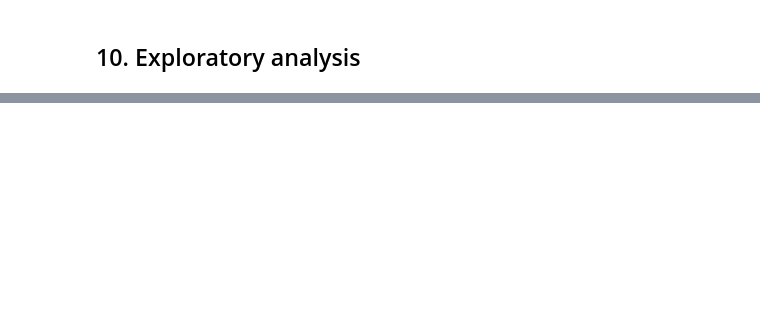
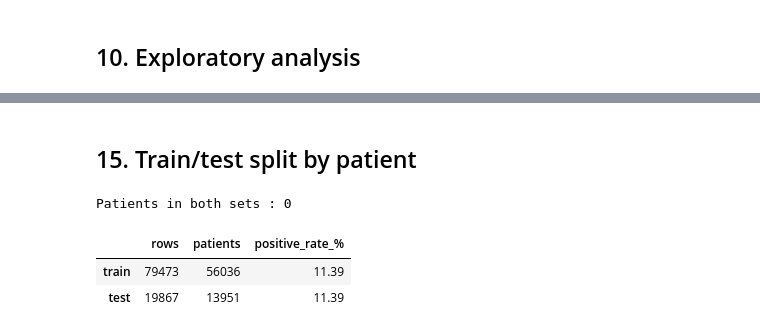
Before and after one commit to AmandineBaranger/Group_06_DS_Project, a Jupyter notebook: notebooks/01_eda_cleaning_preprocessing.ipynb, the cells around one changed output, grey strips where cells are left out. Drawn from its saved outputs; the diff is of its cells as text; code cells hidden in the pictures; blank space fills up the shorter version.

```diff
--- a/notebooks/01_eda_cleaning.ipynb
+++ b/notebooks/01_eda_cleaning_preprocessing.ipynb
@@ -311,0 +677,9 @@ Saved in ..\data\processed
+# %%
+#target vector (1 = readmitted within 30 days)
+y = df_feat["target"]
+#group vector: the patient identifier (used to keep each patient in one set only)
+groups = df_feat["patient_nbr"]
+#feature table: everything except the target and the patient identifier
+X = df_feat.drop(columns=["target", "patient_nbr"])
+#print the shapes of the three objects
+print("X :", X.shape, "| y :", y.shape, "| groups :", groups.shape)
@@ -311,0 +690,28 @@ Saved in ..\data\processed
+# %% [markdown]
+## 15. Train/test split by patient
+# %%
+#create the splitter with 5 folds (one fold is 20 percent of the patients)
+sgkf = StratifiedGroupKFold(n_splits=5, shuffle=True, random_state=SEED)
+#take the first split only: its test fold becomes our final test set
+train_idx, test_idx = next(sgkf.split(X, y, groups=groups))
+#build the training features and the test features
+X_train, X_test = X.iloc[train_idx], X.iloc[test_idx]
+#build the training target and the test target
+y_train, y_test = y.iloc[train_idx], y.iloc[test_idx]
+#build the training groups and the test groups
+groups_train, groups_test = groups.iloc[train_idx], groups.iloc[test_idx]
+#find the patients that appear in both sets
+overlap = set(groups_train) & set(groups_test)
+#print the number of shared patients
+print("Patients in both sets :", len(overlap))
+#stop the notebook if there is any overlap
+assert len(overlap) == 0
+#build a small table to compare the two sets
+summary = pd.DataFrame({"rows": [len(y_train), len(y_test)], "patients": [groups_train.nunique(), groups_test.nunique()], "positive_rate_%": [round(y_train.mean() * 100, 2), round(y_test.mean() * 100, 2)]}, index=["train", "test"])
+#display the table
+summary
+# %% [output]
+Patients in both sets : 0
+|  | rows | patients | positive_rate_% |
+| train | 79473 | 56036 | 11.39 |
+| test | 19867 | 13951 | 11.39 |
```
Also changed, not shown: parts of 89 cells of this notebook, 1 other file.
